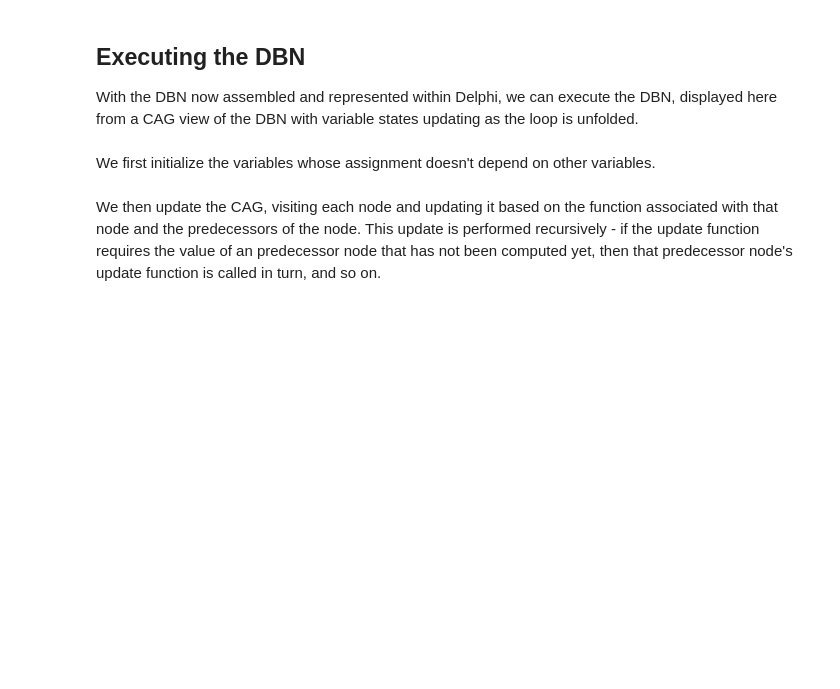
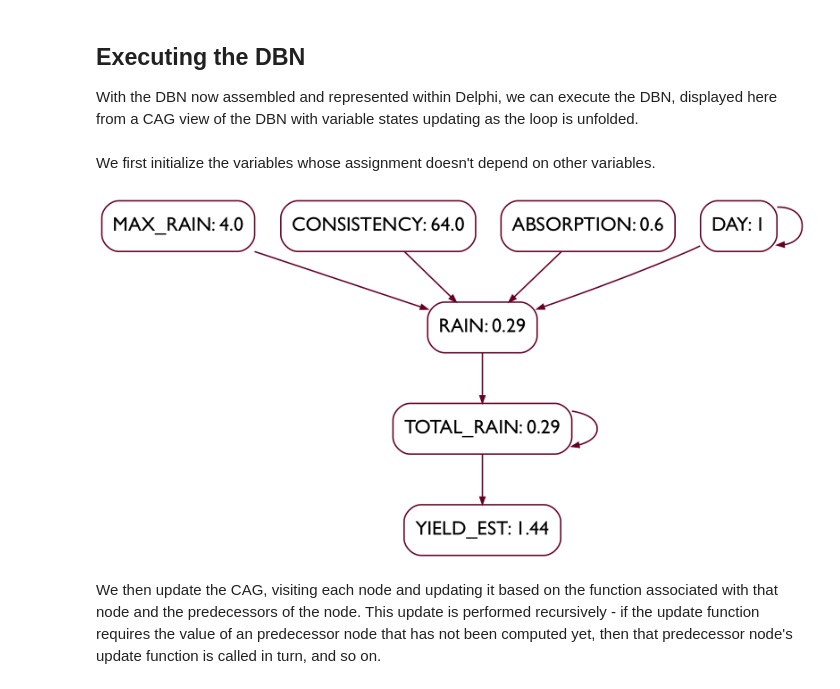
Before and after one commit to ml4ai/delphi, a Jupyter notebook: notebooks/Program Analysis Kickoff Demo.ipynb, the cells around one changed output. Saved outputs shown, nothing was run; the diff lists cells and outputs as text; code cells hidden in the pictures; blank space fills up the shorter version.

```diff
--- a/notebooks/Program Analysis Kickoff Demo.ipynb
+++ b/notebooks/Program Analysis Kickoff Demo.ipynb
@@ -108,13 +130,16 @@ With the DBN now assembled and represented within Delphi, we can execute the DBN
 # %%
 sys.path.append('../delphi/program_analysis/autoTranslate')
 import lambdas
-G = ProgramAnalysisCAG.from_agraph(A, lambdas)
+G = ProgramAnalysisGraph.from_agraph(A, lambdas)
 # %% [markdown]
 We first initialize the variables whose assignment doesn't depend on
 other variables.
 # %%
+from delphi.visualization import visualize
 initialize(G)
-G.visualize(show_values = True)
+visualize(G, show_values=True)
+# %% [output]
+[figure, added]
 # %% [markdown]
 We then update the CAG, visiting each node and updating it
 based on the function associated with that node and the predecessors of
```
Also changed, not shown: parts of 20 cells of this notebook.
